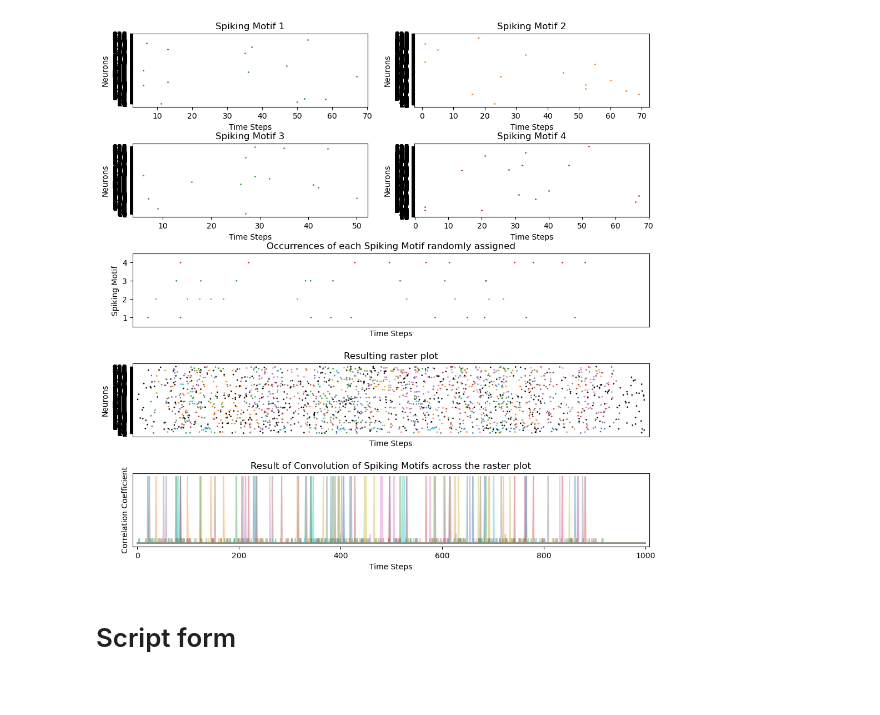
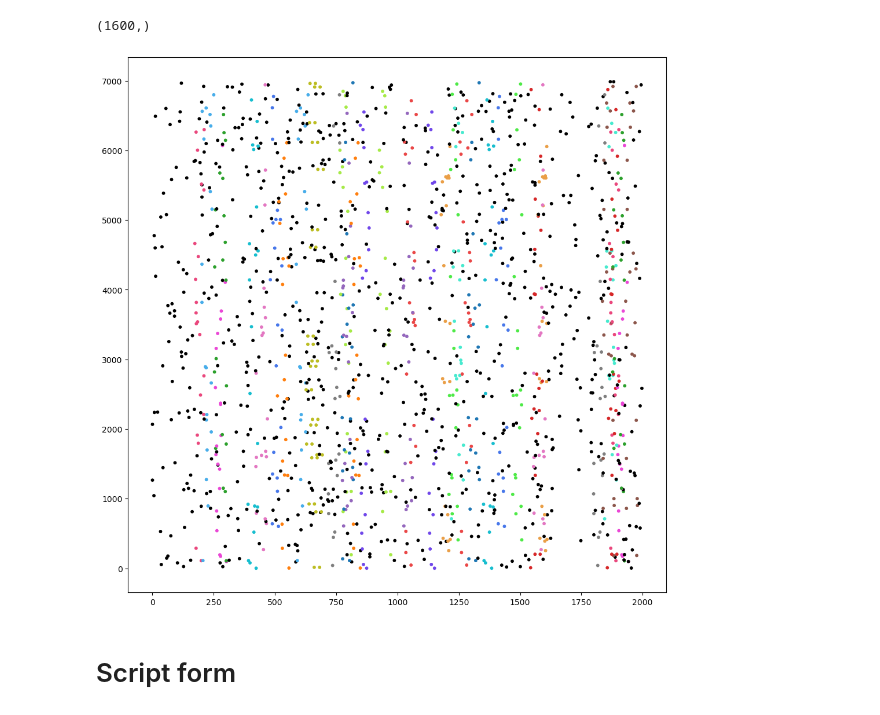
Before and after one commit to CosmicSurgery/thesis_notebooks, a Jupyter notebook: 2023.09.26 - Final Drafts/2023.09.26 - New raster generation.ipynb, the cells around one changed output. Drawn from its saved outputs; the diff is of its cells as text; code cells hidden in the pictures.

```diff
--- a/2023.09.26 - Final Drafts/2023.09.26 - New raster generation.ipynb
+++ b/2023.09.26 - Final Drafts/2023.09.26 - New raster generation.ipynb
@@ -114,6 +114,7 @@ def generate_synthetic_data(params, plot=False):
     # Dense K: matrix of binary images of sizeNxDxM
     # Sparse K: set of (delay d, neuron a, and pg b)
     N, M, D, T, seed, num_SM_events, SM_total_spikes, noise = params['N'], params['M'], params['D'], params['T'], params['seed'],params['num_SM_events'],params['SM_total_spikes'],params['noise']
+    np.random.seed(seed)
 
     # Loop through each 'M' dimension
     K_rand = np.random.rand(N,D,M)
@@ -123,10 +124,11 @@ def generate_synthetic_data(params, plot=False):
     B_dense = np.zeros_like(B_rand)
 
     A_dense = np.zeros((N,T,M+1))
-    A_rand = np.random.rand(N,T)
-    sorted_indices_A = np.argsort(A_rand[:,:],axis=None)
-    top_indices_A = np.unravel_index(sorted_indices_A[-noise:], (N, T))
-    A_dense[top_indices_A[0], top_indices_A[1], 0] =1
+    if noise != 0: # if noise is zero then we want to keep the matrix of zeros
+        A_rand = np.random.rand(N,T)
+        sorted_indices_A = np.argsort(A_rand[:,:],axis=None)
+        top_indices_A = np.unravel_index(sorted_indices_A[-noise:], (N, T))
+        A_dense[top_indices_A[0], top_indices_A[1], 0] =1
 
     for m in range(M):
         # Sort the current 'M' dimension
@@ -159,15 +161,15 @@ def generate_synthetic_data(params, plot=False):
 
     return A_dense, A_sparse, B_dense, B_sparse, K_dense, K_sparse
 # %%
-N = 1000
-M = 10
-D = 71
-T = 1000
+N = 7000
+M = 20
+D = 51
+T = 2000
 seed=0
 
-num_SM_events = 10
-SM_total_spikes = 15
-noise = 500
+num_SM_events = 2
+SM_total_spikes = 20
+noise = 800
 
 params = {
     'N':N,
@@ -180,9 +182,17 @@ params = {
     'noise':noise
 }
 # %%
-A_dense, A_sparse, B_dense, B_sparse, K_dense, K_sparse = generate_synthetic_data(params, plot=True)
+A_dense, A_sparse, B_dense, B_sparse, K_dense, K_sparse = generate_synthetic_data(params)
-# %% [output]
-[figure, removed]
+# %%
+A_sparse[0].shape
+# %% [output]
+(1600,)
+# %%
+plt.figure(figsize=(12,12))
+plt.scatter(A_sparse[1],A_sparse[0],c=palette[A_sparse[2]],s=10)
+plt.show()
+# %% [output]
+[figure, added]
 # %% [markdown]
 # Script form
 # %%
```
